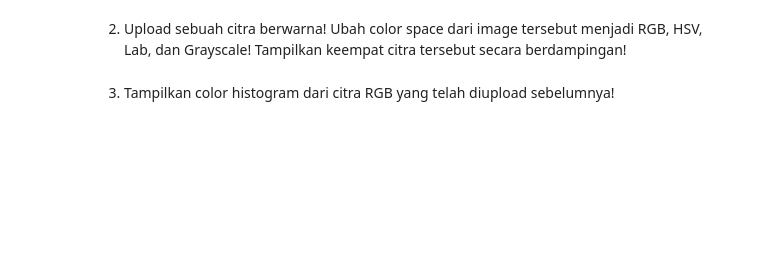
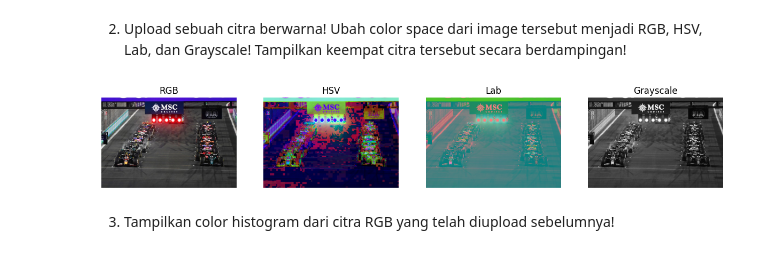
Before and after one commit to akramdhaifullah/img-retrieval, a Jupyter notebook: a3_feature-descriptor-segmentation.ipynb, the cells around one changed output. Saved outputs shown, nothing was run; the diff lists cells and outputs as text; code cells hidden in the pictures; blank space fills up the shorter version.

```diff
--- a/a3_feature-descriptor-segmentation.ipynb
+++ b/a3_feature-descriptor-segmentation.ipynb
@@ -4,0 +16,2 @@
+# %%
+env_path = '/content/drive/MyDrive/Colab Notebooks/img-retrieval/'
@@ -4,0 +20,6 @@
+# %%
+images = os.path.join(env_path, 'images')
+images += '/'
+# %%
+files = os.listdir(images)
+files
@@ -9,2 +39,30 @@
+# %%
+# Tulis kode Anda disini
+# Membaca gambar asli
+image = cv2.imread(images+files[files.index('f1-grid.jpg')])
+
+# Ubah gambar ke berbagai color spaces
+image_rgb = cv2.cvtColor(image, cv2.COLOR_BGR2RGB)
+image_hsv = cv2.cvtColor(image, cv2.COLOR_BGR2HSV)
+image_lab = cv2.cvtColor(image, cv2.COLOR_BGR2LAB)
+image_gray = cv2.cvtColor(image, cv2.COLOR_BGR2GRAY)
+
+# Tampilkan keempat citra secara berdampingan
+fig, axes = plt.subplots(1, 4, figsize=(15, 4))
+axes[0].imshow(image_rgb)
+axes[0].set_title('RGB')
+axes[0].axis('off')
+axes[1].imshow(image_hsv)
+axes[1].set_title('HSV')
+axes[1].axis('off')
+axes[2].imshow(image_lab)
+axes[2].set_title('Lab')
+axes[2].axis('off')
+axes[3].imshow(image_gray, cmap='gray')
+axes[3].set_title('Grayscale')
+axes[3].axis('off')
+plt.show()
+# %% [output]
+[figure, added]
 # %% [markdown]
 3. Tampilkan color histogram dari citra RGB yang telah diupload sebelumnya!
```
Also changed, not shown: parts of 17 cells of this notebook.
